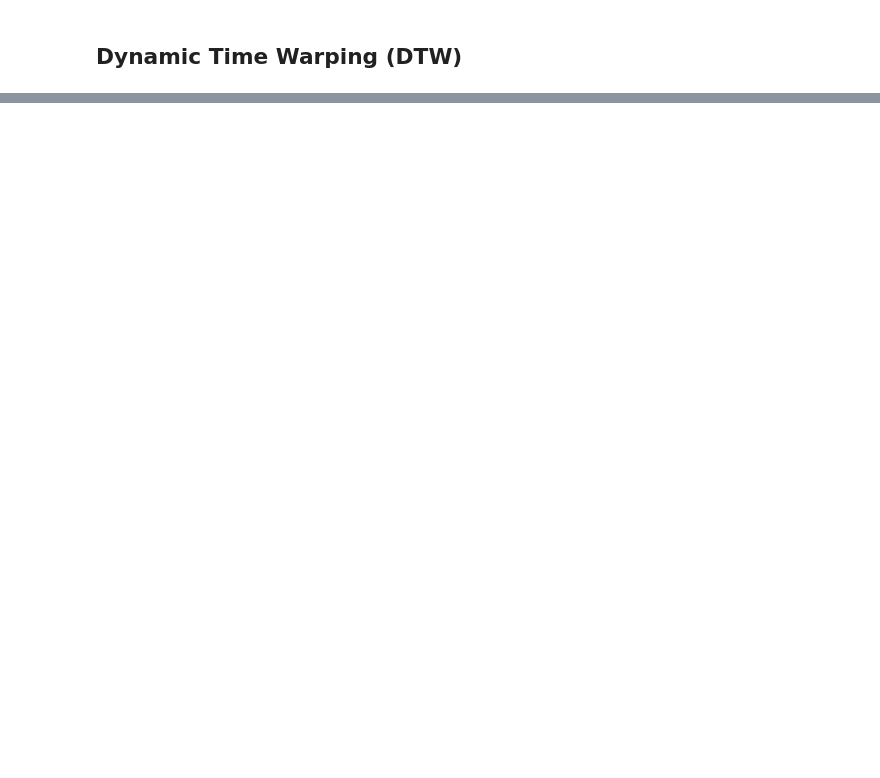
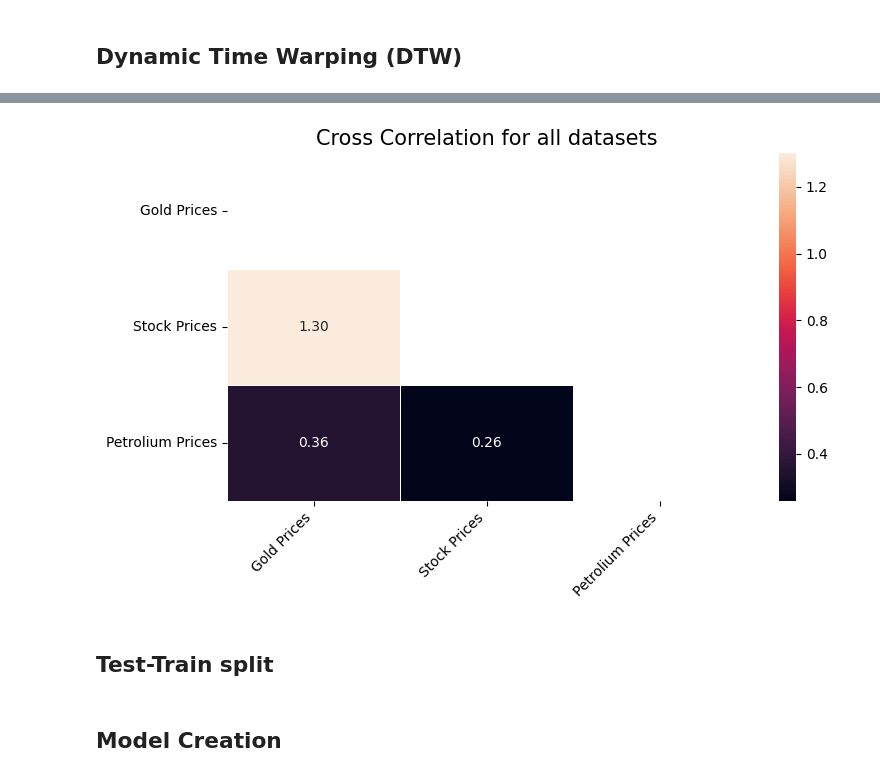
Before and after one commit to kimkynningsrud/MasterThesis2024, a Jupyter notebook: code.ipynb, the cells around one changed output, grey strips where cells are left out. Cells and saved outputs as stored; diff of their text form; code cells hidden in the pictures; blank space fills up the shorter version.

```diff
--- a/code.ipynb
+++ b/code.ipynb
@@ -240,0 +319,40 @@ dtw_df_with_names
+# %%
+def compare_datasets_with_cross_correlation(datasets):
+    """
+    Compares each dataset to every other dataset using cross-correlation.
+    Assumes the column of interest is the last one in each dataset.
+
+    :param datasets: Dictionary of Pandas DataFrames, each representing a time series dataset.
+    :return: A DataFrame of cross-correlation scores between each pair of datasets.
+    """
+    dataset_names = list(datasets.keys())
+    n = len(dataset_names)
+    cross_corr_matrix = np.zeros((n, n))
+
+    for i in range(n):
+        for j in range(i + 1, n):
+            # Extract the last column from each dataset for comparison
+            series_i = datasets[dataset_names[i]].iloc[:, -1].dropna().values
+            series_j = datasets[dataset_names[j]].iloc[:, -1].dropna().values
+
+            # Compute cross-correlation
+            corr = correlate(series_i, series_j, mode='full')
+            max_corr = np.max(corr)
+            cross_corr_matrix[i, j] = cross_corr_matrix[j, i] = max_corr
+
+    return pd.DataFrame(cross_corr_matrix.round(2), index=dataset_names, columns=dataset_names)
+
+cross_corr_df = compare_datasets_with_cross_correlation(preprocessed_datasets)
+# %%
+plt.figure(figsize=(8, 5))
+mask = np.triu(np.ones_like(dtw_df, dtype=bool))
+sns.heatmap(cross_corr_df, annot=True, fmt=".2f", linewidths=.5, cbar=True, mask=mask)
+plt.title("Cross Correlation for all datasets", fontsize=15)
+plt.xticks(rotation=45, ha='right')
+plt.yticks(rotation=0)
+plt.tight_layout()
+plt.show()
+# %% [output]
+[figure, added]
+# %% [markdown]
+## Test-Train split
@@ -240,0 +387,2 @@ dtw_df_with_names
+# %% [markdown]
+## Model Creation
```
Also changed, not shown: parts of 17 cells of this notebook.
